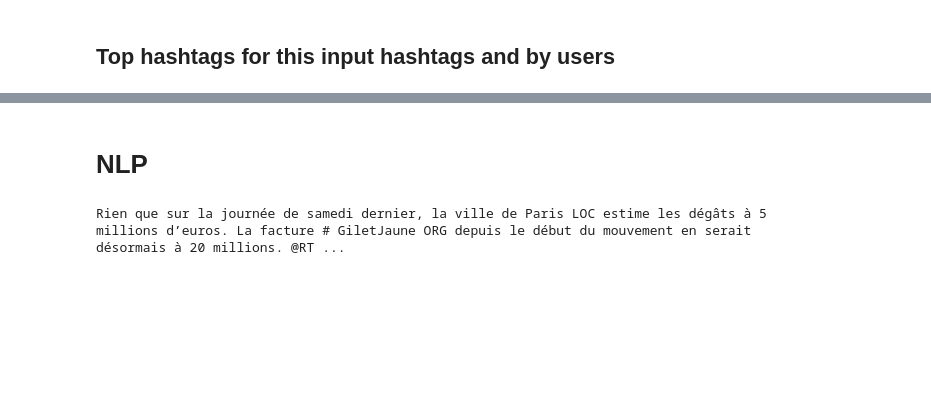
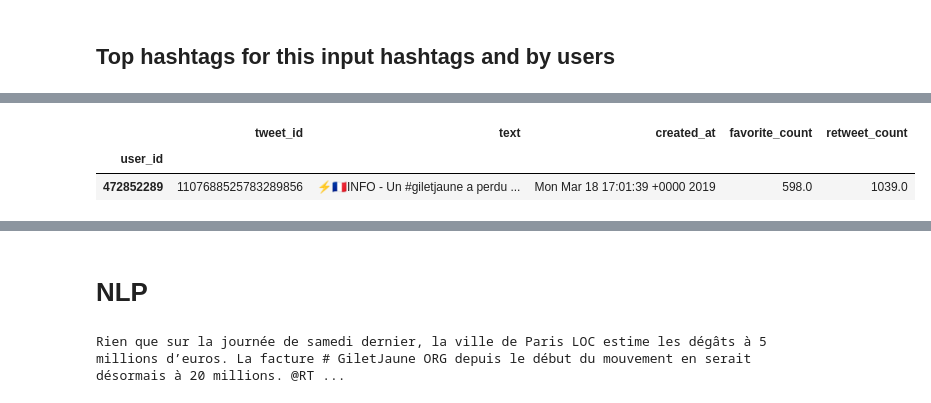
Before and after one commit to kir0ul/ncc2019_more-in-common, a Jupyter notebook: python/populate_tweets_json_from_tweepy.ipynb, the cells around one changed output, grey strips where cells are left out. Cells and saved outputs as stored; diff of their text form; code cells hidden in the pictures; blank space fills up the shorter version.

Commit message:
Using screen_name to refer to users + commenting

```diff
--- a/python/populate_tweets_json_from_tweepy.ipynb
+++ b/python/populate_tweets_json_from_tweepy.ipynb
@@ -318,7 +326,7 @@ def get_tweet_by_userid(user_id):
 
 def get_tweet_by_username(name):
     df_tweets_user_info = df_tweets.set_index('user_id').join(df_users.drop(columns=['created_at', 'lang']).set_index('user_id'))
-    df_tweets_user_info = df_tweets_user_info[df_tweets_user_info['name'] == 'LesGiletsJaunes.fr']
+    df_tweets_user_info = df_tweets_user_info[df_tweets_user_info['screen_name'] == name]
     df_tweets_user_info = df_tweets_user_info[['tweet_id','text','created_at', 'favorite_count', 'retweet_count']]
     return df_tweets_user_info
 
@@ -336,3 +336,9 @@ get_tweet_by_username('LesGiletsJaunes.fr')
+# %%
+get_tweet_by_username('Brevesdepresse')
+# %% [output]
+|  | tweet_id | text | created_at | favorite_count | retweet_count |
+| user_id |  |  |  |  |  |
+| 472852289 | 1107688525783289856 | ⚡🇨🇵INFO - Un #giletjaune a perdu ... | Mon Mar 18 17:01:39 +0000 2019 | 598.0 | 1039.0 |
 # %%
 #output
 for name in top_influencers_rt_names:
```
Also changed, not shown: parts of 19 cells of this notebook, 1 other file.
